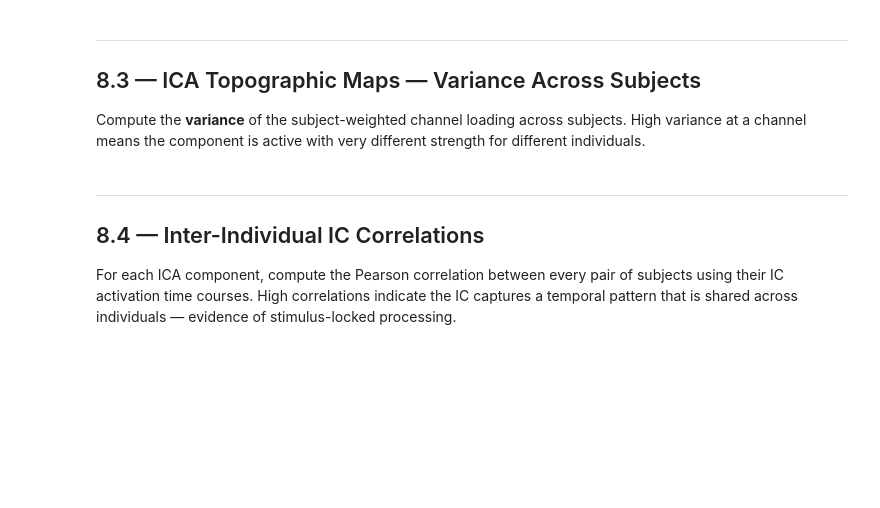
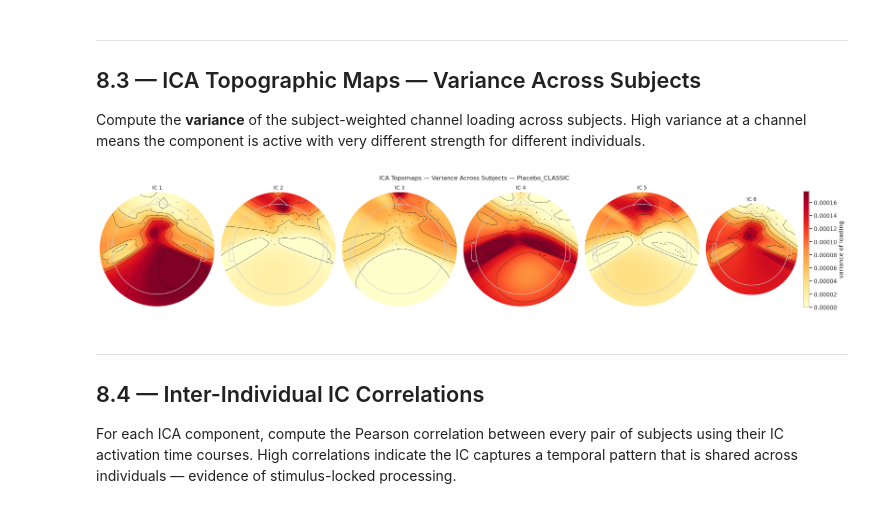
Before and after one commit to dbeinhauer/psilocybin-eeg, a Jupyter notebook: notebooks/04-wavelet-ica-analysis/wavelet_ica_intersubject.ipynb, the cells around one changed output. Cells and saved outputs as stored; diff of their text form; code cells hidden in the pictures; blank space fills up the shorter version.

```diff
--- a/notebooks/04-wavelet-ica-analysis/wavelet_ica_intersubject.ipynb
+++ b/notebooks/04-wavelet-ica-analysis/wavelet_ica_intersubject.ipynb
@@ -640,35 +691,37 @@ ica_ch_var = per_subj_ch.var(axis=0)  # (C, K)
 
 n_show = min(6, N_COMPONENTS_ICA)
 _vmax_var = np.percentile(ica_ch_var[:, :n_show], 99)
 fig, axes = plt.subplots(1, n_show, figsize=(3.5 * n_show, 4))
 if n_show == 1:
     axes = [axes]
 
 for i, ax in enumerate(axes):
     im, _ = plot_topomap(
         ica_ch_var[:, i],
         info,
         axes=ax,
         show=False,
         cmap="YlOrRd",
-        vmin=0,
-        vmax=_vmax_var,
+        # vmin=0,
+        # vmax=_vmax_var,
     )
     ax.set_title(f"IC {i + 1}", fontsize=10)
 
 fig.suptitle(
     f"ICA Topomaps — Variance Across Subjects — {LABEL}",
     fontsize=12,
 )
 plt.colorbar(im, ax=axes[-1], label="variance of loading")
 fig.tight_layout()
 if SAVE_PLOTS:
     fig.savefig(
         PLOTS_DIR / "ica_topomap_variance.png",
         dpi=150,
         bbox_inches="tight",
     )
 plt.show()
+# %% [output]
+[figure, added]
 # %% [markdown]
 ---
 ## 8.4 — Inter-Individual IC Correlations
```
Also changed, not shown: parts of 16 cells of this notebook, 2 other files.
